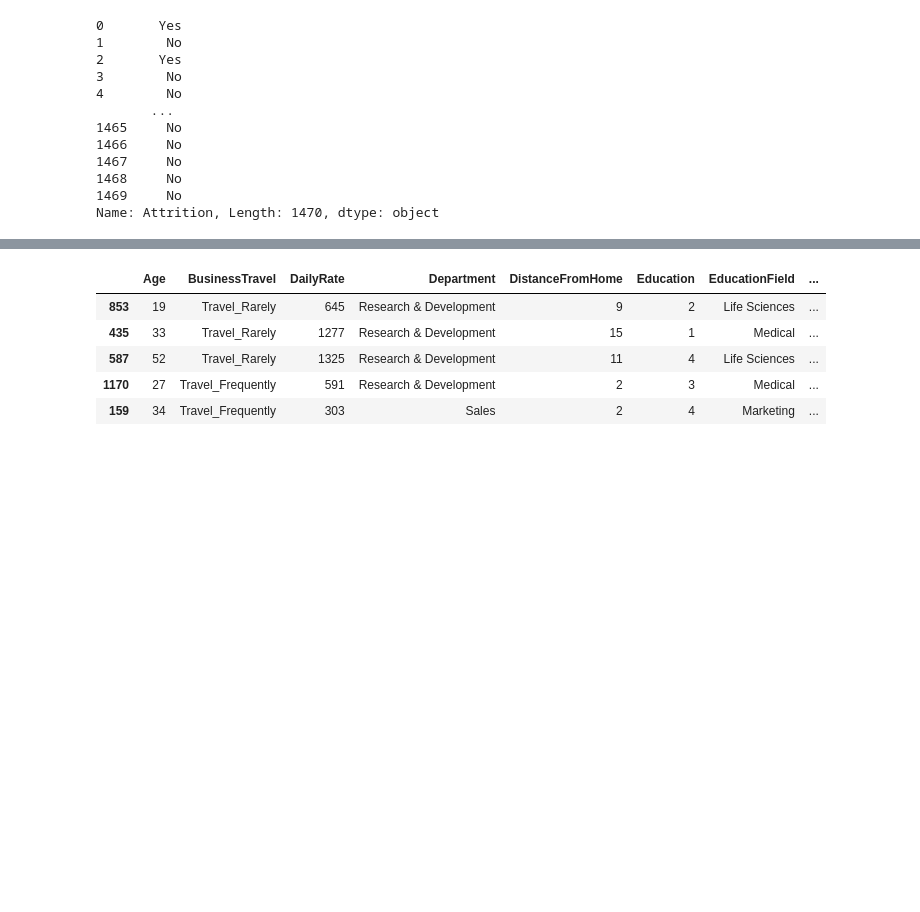
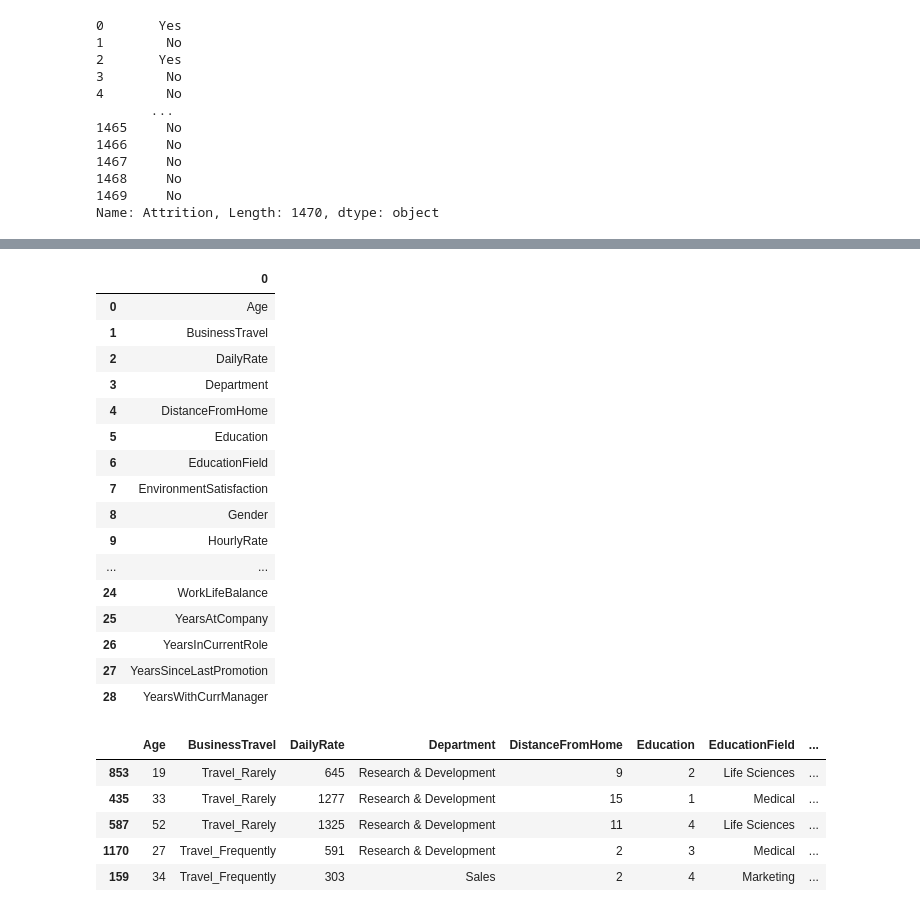
Before and after one commit to 001DEEPANSHU/IBM_Employee_Attrition_Prediciton, a Jupyter notebook: modelling.py.ipynb, the cells around one changed output, grey strips where cells are left out. Drawn from its saved outputs; the diff is of its cells as text; code cells hidden in the pictures; blank space fills up the shorter version.

```diff
--- a/modelling.py.ipynb
+++ b/modelling.py.ipynb
@@ -80,3 +190,23 @@ X_train, X_test, y_train, y_test = train_test_split(X,
+# %%
+pd.DataFrame(X_train.columns)
+# %% [output]
+|  | 0 |
+| 0 | Age |
+| 1 | BusinessTravel |
+| 2 | DailyRate |
+| 3 | Department |
+| 4 | DistanceFromHome |
+| 5 | Education |
+| 6 | EducationField |
+| 7 | EnvironmentSatisfaction |
+| 8 | Gender |
+| 9 | HourlyRate |
+| ... | ... |
+| 24 | WorkLifeBalance |
+| 25 | YearsAtCompany |
+| 26 | YearsInCurrentRole |
+| 27 | YearsSinceLastPromotion |
+| 28 | YearsWithCurrManager |
 # %%
 ct = make_column_transformer(
             (ord_encoder,["BusinessTravel"]),
```
Also changed, not shown: parts of 10 cells of this notebook, 2 other files.
